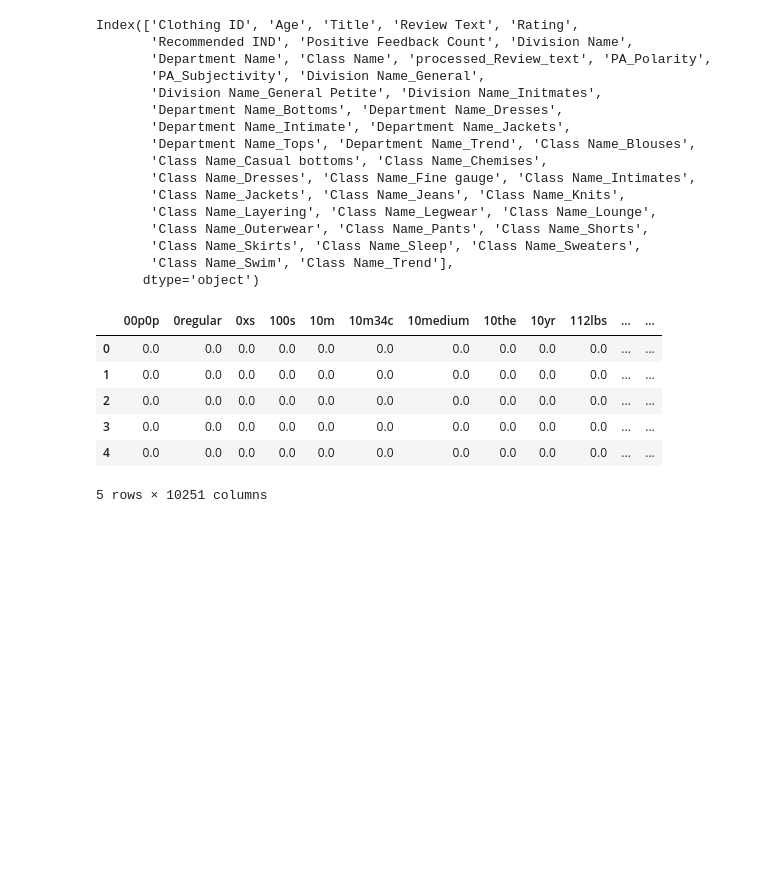
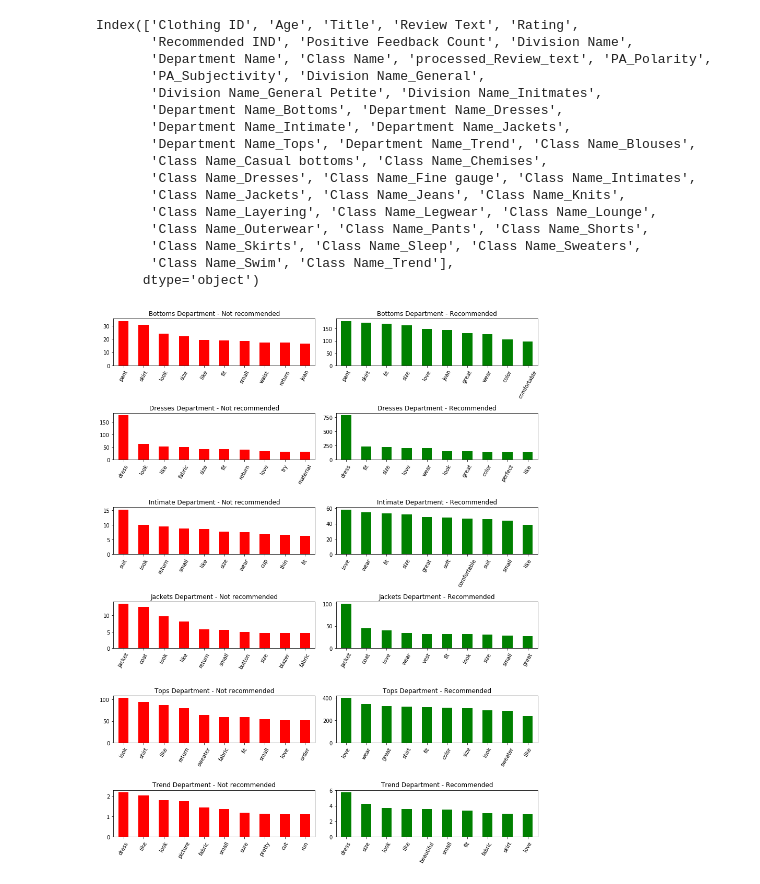
Before and after one commit to balag752/Ecommerce-clothing-recommendation-prediction, a Jupyter notebook: src/ModelBuilding.ipynb, the cells around one changed output. Saved outputs shown, nothing was run; the diff lists cells and outputs as text; code cells hidden in the pictures; blank space fills up the shorter version.

```diff
--- a/src/ModelBuilding.ipynb
+++ b/src/ModelBuilding.ipynb
@@ -96,13 +88,3 @@ NotRecommended_df = pd.DataFrame(NotRecommended_vectors.toarray(), columns = vec
-# %%
-Recommended_df.head()
-# %% [output]
-|  | 00p0p | 0regular | 0xs | 100s | 10m | 10m34c | 10medium | 10the | 10yr | 112lbs | ... | ... |
-| 0 | 0.0 | 0.0 | 0.0 | 0.0 | 0.0 | 0.0 | 0.0 | 0.0 | 0.0 | 0.0 | ... | ... |
-| 1 | 0.0 | 0.0 | 0.0 | 0.0 | 0.0 | 0.0 | 0.0 | 0.0 | 0.0 | 0.0 | ... | ... |
-| 2 | 0.0 | 0.0 | 0.0 | 0.0 | 0.0 | 0.0 | 0.0 | 0.0 | 0.0 | 0.0 | ... | ... |
-| 3 | 0.0 | 0.0 | 0.0 | 0.0 | 0.0 | 0.0 | 0.0 | 0.0 | 0.0 | 0.0 | ... | ... |
-| 4 | 0.0 | 0.0 | 0.0 | 0.0 | 0.0 | 0.0 | 0.0 | 0.0 | 0.0 | 0.0 | ... | ... |
-5 rows × 10251 columns
 # %%
 # TF IDF Conversion
 vectorizer = TfidfVectorizer()
@@ -113,6 +95,26 @@ review_columns= vectorizer.get_feature_names()
 features_df.reset_index(drop=True, inplace=True)
 df.reset_index(drop=True, inplace=True)
 df=pd.concat([df,features_df], axis=1,ignore_index=False)
+# %%
+wordslist=df.columns.tolist()[42:]
+
+plt.subplots(figsize=(12,15))
+i=1
+for (d,r),bucket in df.groupby(['Department Name','Recommended IND']):
+
+    plt.subplot(6,2,i)
+    if r==0:
+        bucket[wordslist].sum().sort_values(ascending=False).head(10).plot(kind='bar',color='red')
+        plt.title(d+' Department - Not recommended')
+    else:
+        bucket[wordslist].sum().sort_values(ascending=False).head(10).plot(kind='bar',color='green')
+        plt.title(d+' Department - Recommended')
+    plt.xticks(rotation=60)
+
+    i=i+1
+    plt.tight_layout()
+# %% [output]
+[figure, added]
 # %%
 df=df.drop(columns=['Clothing ID','Title','Division Name', 'Department Name', 'Class Name','Positive Feedback Count','Review Text','processed_Review_text'])
 # %%
```
Also changed, not shown: parts of 5 cells of this notebook, 1 other file.
